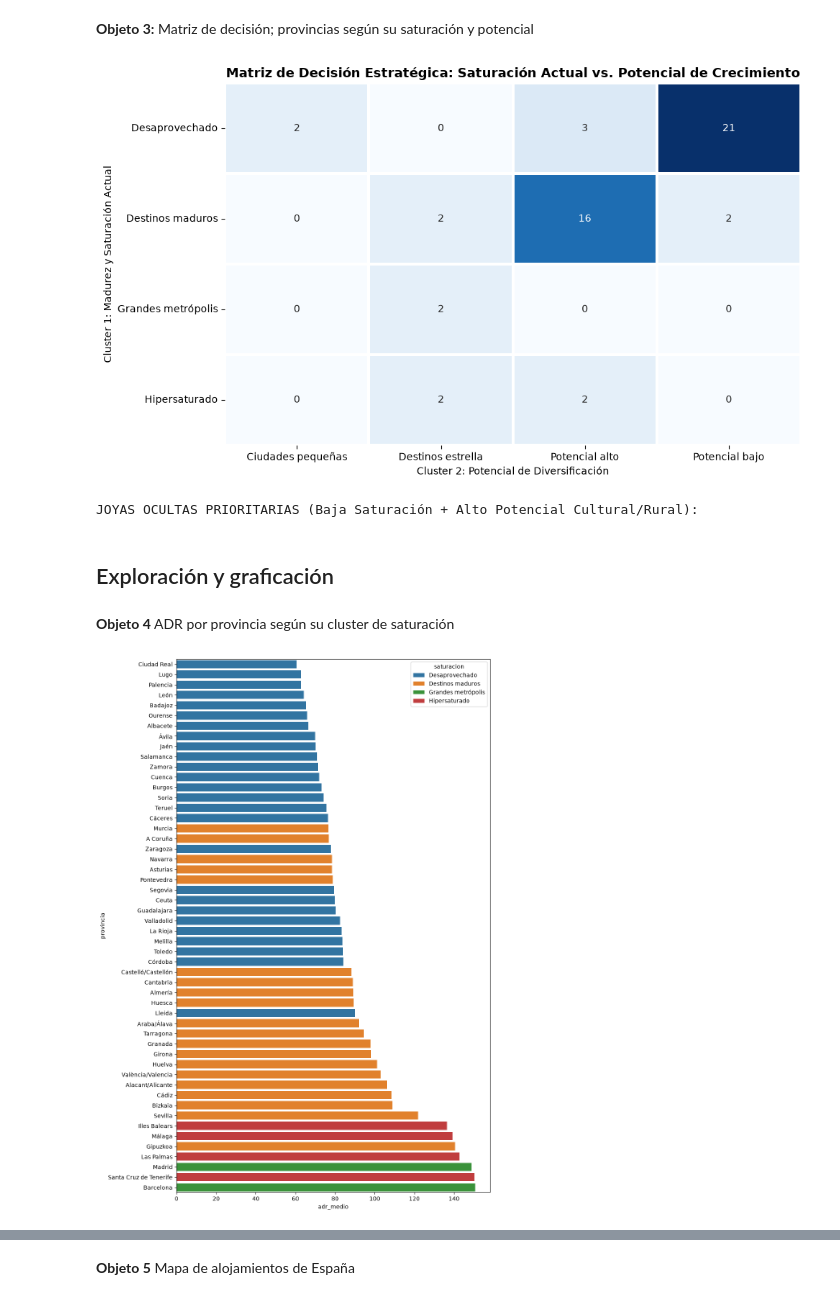
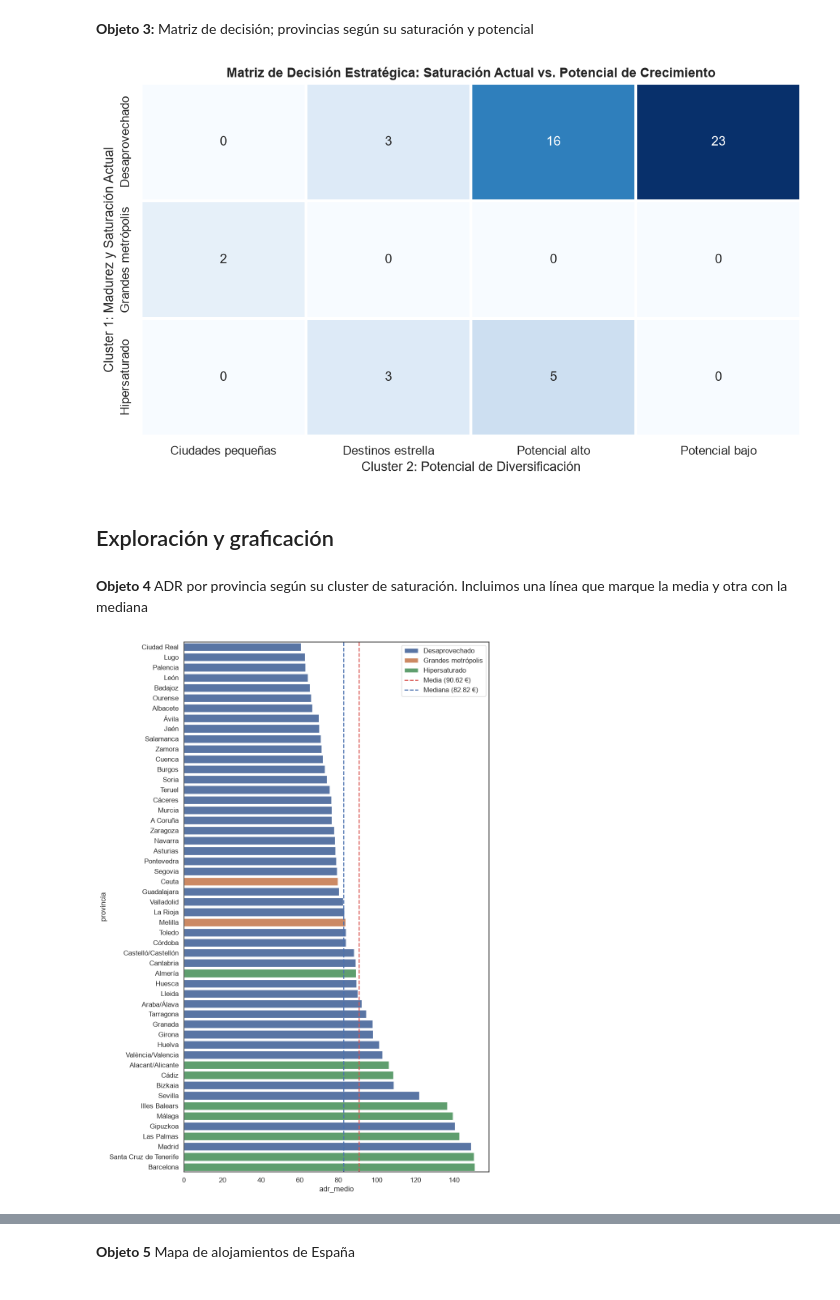
Before and after one commit to manuss05/TUI-AI-DASHBOARD-TFM, a Jupyter notebook: 02_EDA_y_clustering.ipynb, the cells around one changed output, grey strips where cells are left out. Cells and saved outputs as stored; diff of their text form; code cells hidden in the pictures.

Commit message:
Retoques finales

```diff
--- a/02_EDA_y_clustering.ipynb
+++ b/02_EDA_y_clustering.ipynb
@@ -322,7 +296,7 @@ colnumeric= ['COD_INE', 'POBLACION_MUNI',
 colfloat= ['SUPERFICIE', 'ALTITUD']
 colcat = ['COD_PROV', 'COMUNIDAD_AUTONOMA', 'PROVINCIA']
 
-Municipios = cambiar_tipodato(Municipios, colnumeric,colfloat,colcat)
+Municipios = propias.cambiar_tipodato(Municipios, colnumeric,colfloat,colcat)
 
 Municipios.info()
 # %% [output]
@@ -610,8 +586,9 @@ Nos decantamos por seleccionar 4 clusters (k=4).
 # %%
 # Entrenamos K means con 4 clusters
 
-kmeans = KMeans(n_clusters=4, random_state=42, n_init=20)
+kmeans = KMeans(n_clusters=3, random_state=60, n_init=40)
 TurismoProvincia['cluster_saturacion'] = kmeans.fit_predict(X_scaled)
+sil = silhouette_score(X_scaled, TurismoProvincia['cluster_saturacion'])
 
-print(f"Silhouette Score final: {silhouette_score(X_scaled, TurismoProvincia['cluster_saturacion']):.3f}")# Visualizamos score
+print(f"Nuevo Silhouette Score: {sil:.3f}")
 # %% [output]
@@ -642,7 +618,7 @@ Araba/Álava, Alacant/Alicante, Almería, Cádiz, Castelló/Castellón, A Coruñ
 Tras la revisión de las provincias, se puede observar una clara diferencia en los cuatro clusters creados, por lo que se les dará un nombre a cada uno
 # %%
 Clusters = {0: 'Desaprovechado', #Albacete
-            1: 'Hipersaturado', # Baleares
+            1: 'Saturados', # Baleares
             2: 'Grandes metrópolis', # Madrid
             3: 'Destinos maduros' # Alicante
             }
@@ -742,10 +718,9 @@ TurismoPotencial = TurismoProvincia.merge(
     how='left'
 ).fillna(0)
 
-# 2. Construimos el DataFrame específico de Potencial
-df_potencial = pd.DataFrame()
-df_potencial['cod_prov'] = TurismoPotencial['cod_prov']
-df_potencial['provincia'] = TurismoPotencial['provincia']
+# Construimos el DataFrame específico de Potencial
+df_potencial = pd.DataFrame() #Creamos df vacío
+df_potencial[['cod_prov','provincia']] = TurismoPotencial[['cod_prov','provincia']]
 
 # Variables de capacidad y margen, seleccionadas tras varias pruebas con diferentes variables
 
@@ -778,5 +753,6 @@ X_pot_scaled = scaler_pot.fit_transform(X_pot)
 X_pot_scaled = pd.DataFrame(X_pot_scaled, columns=X_pot.columns, index=df_potencial['provincia'])
 
 # Revisamos
+print('Potencial preparado para aplicar Kmeans: ')
 X_pot_scaled.head()
 # %% [output]
@@ -897,26 +874,43 @@ plt.xlabel("Cluster 2: Potencial de Diversificación")
 plt.ylabel("Cluster 1: Madurez y Saturación Actual")
 plt.tight_layout()
 plt.show()
-
-# Extraer automáticamente las 'Joyas Ocultas'
-joyas_ocultas = TurismoProvincia[
-    (TurismoProvincia['saturacion'] == 'Desaprovechado') &
-    (TurismoProvincia['potencial'] == 'Gran potencial')
-]['provincia'].tolist()
-
-print("JOYAS OCULTAS PRIORITARIAS (Baja Saturación + Alto Potencial Cultural/Rural):")
-print(", ".join(joyas_ocultas))
 # %% [output]
-[figure, old version]
+[figure, new version]
-JOYAS OCULTAS PRIORITARIAS (Baja Saturación + Alto Potencial Cultural/Rural):
 # %% [markdown]
 ## Exploración y graficación
 # %% [markdown]
-**Objeto 4** ADR por provincia según su cluster de saturación
+**Objeto 4** ADR por provincia según su cluster de saturación. Incluimos una línea que marque la media y otra con la mediana
 # %%
+#Media y mediana para incluir en grafico
+media_adr = TurismoProvincia['adr_medio'].mean()
+mediana_adr = TurismoProvincia['adr_medio'].median()
+
 plt.figure(figsize=(10, 14)) #Mas largo para visualizar correctamente cada provincia
-sns.barplot(data=TurismoProvincia.sort_values(by='adr_medio'), y='provincia', hue='saturacion', x='adr_medio', dodge=False )
+sns.barplot(data=TurismoProvincia.sort_values(by='adr_medio'),
+            y='provincia',
+            hue='saturacion',
+            x='adr_medio',
+            dodge=False )
+
+#Lineas de media y mediana
+plt.axvline(
+    x=media_adr,
+    color='#d9534f', #Rojo
+    linestyle='--',
+    linewidth=1.8,
+    label=f'Media ({media_adr:.2f} €)'
+)
+
+plt.axvline( #Color azul de serie
+    x=mediana_adr,
+    linestyle='--',
+    linewidth=1.8,
+    label=f'Mediana ({mediana_adr:.2f} €)'
+)
+
+#Otros ajustes y .show()
+plt.legend(loc='upper right')
 plt.tight_layout()
 plt.show()
 # %% [output]
-[figure, old version]
+[figure, new version]
```
Also changed, not shown: parts of 30 cells of this notebook, 9 other files.
